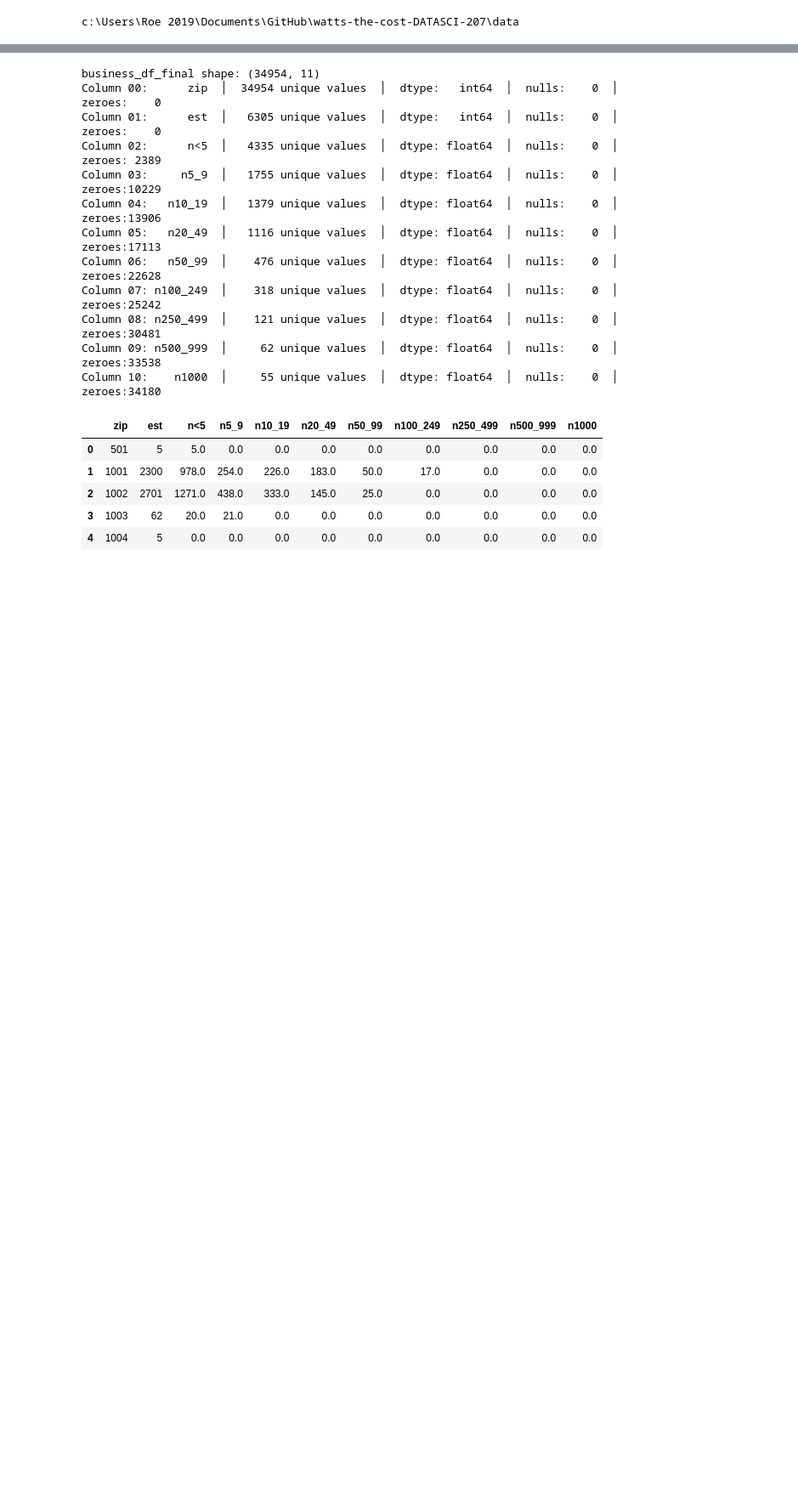
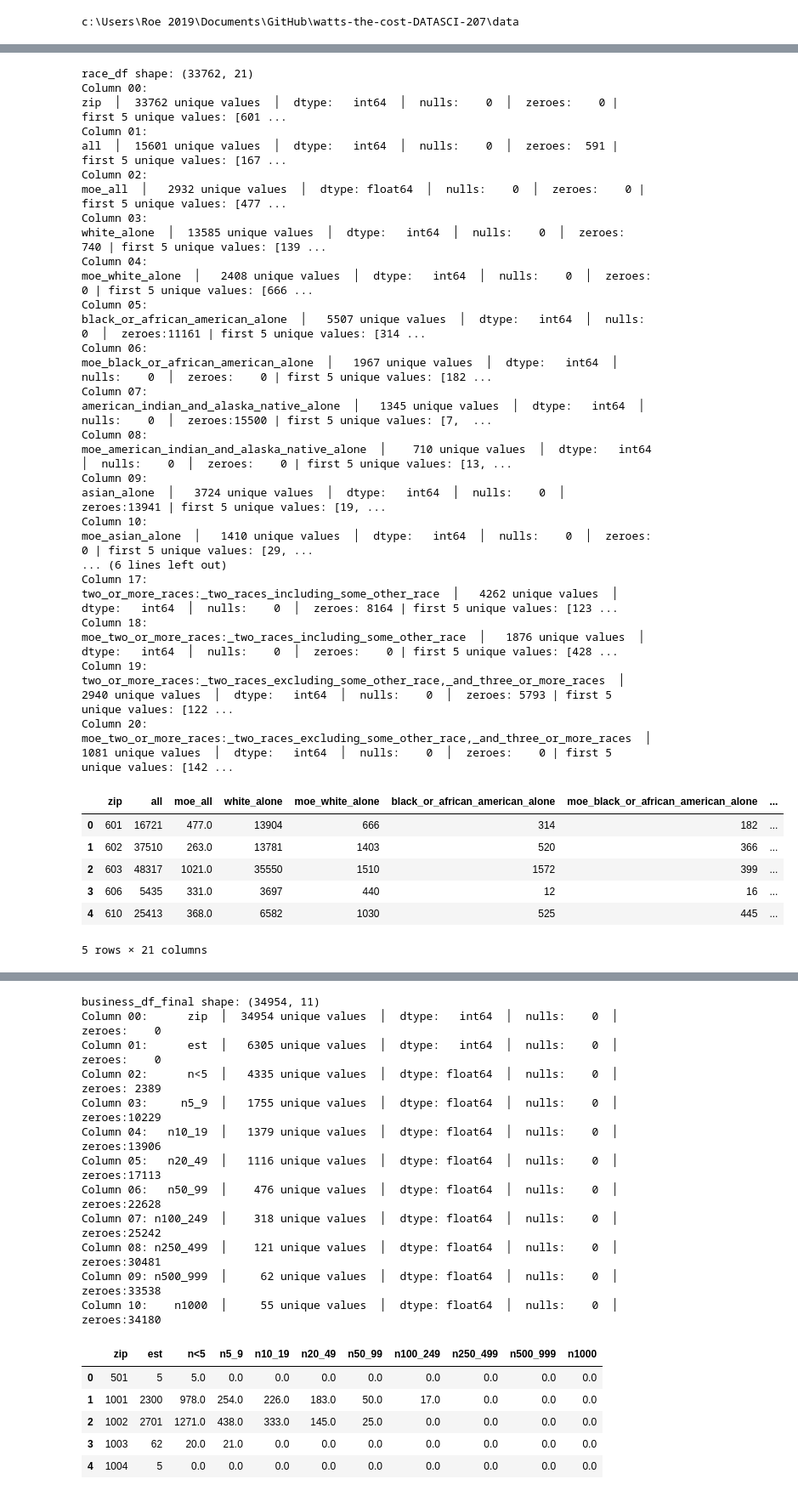
Before and after one commit to jcraciun/watts-the-cost-DATASCI-207, a Jupyter notebook: Watt is the Cost Data Cleaning.ipynb, the cells around one changed output, grey strips where cells are left out. Shown at 85% size. Saved outputs shown, nothing was run; the diff lists cells and outputs as text; code cells hidden in the pictures; blank space fills up the shorter version.

```diff
--- a/Watt is the Cost Data Cleaning.ipynb
+++ b/Watt is the Cost Data Cleaning.ipynb
@@ -151,6 +193,81 @@ Column 27: households_percent_allocated_household_income_in_the_past_12_months
 | 3 | 606 | 1871 | 192 | 23.6 | 5.4 | 16.6 | ... |
 | 4 | 610 | 8838 | 459 | 18.7 | 2.9 | 12.5 | ... |
 5 rows × 28 columns
+# %%
+################
+#Clean race_df
+################
+
+#Make copies to play with
+race_df = race_df_raw.copy()
+
+race_df = race_df.iloc[:,:22]
+
+#Gather ZIP from Geo Name
+race_df.insert(0,'zip',race_df['Geographic Area Name'].astype(str).str[-5:])
+
+#Drop Geo and Geo Name
+race_df.drop(columns=['Geography','Geographic Area Name'], axis=1, inplace=True)
+
+rename_substring_map ={
+    'Estimate':'',
+	'Margin of Error':'moe',
+	'Total:':'',
+    '!!':'_',
+	'(dollars)':'',
+    ' ':'_',
+	',999':'k',
+	',000':'k'
+
+
+}
+rename_dict = {}
+for column in race_df.columns.copy():
+	new_column_name = column
+	for old_substr, new_substr in rename_substring_map.items():
+		if old_substr in new_column_name:
+			new_column_name = new_column_name.replace(old_substr, new_substr)
+	while '__' in new_column_name:
+		new_column_name = new_column_name.replace('__','_')
+	new_column_name = new_column_name.strip('_')
+	rename_dict[column] = new_column_name.lower()
+
+
+race_df.rename(columns=rename_dict,inplace=True)
+
+race_df = race_df.apply(pd.to_numeric, errors='coerce')
+
+race_df.rename(columns={'':'all','moe':'moe_all'}, inplace=True)
+
+
+race_df_final = race_df.dropna()
+
+print_df_detail(race_df_final, "race_df")
+# %% [output]
+race_df shape: (33762, 21)
+Column 00:                                                                                 zip  │  33762 unique values  │  dtype:   int64  │  nulls:    0  │  zeroes:    0 | first 5 unique values: [601 ...
+Column 01:                                                                                 all  │  15601 unique values  │  dtype:   int64  │  nulls:    0  │  zeroes:  591 | first 5 unique values: [167 ...
+Column 02:                                                                             moe_all  │   2932 unique values  │  dtype: float64  │  nulls:    0  │  zeroes:    0 | first 5 unique values: [477 ...
+Column 03:                                                                         white_alone  │  13585 unique values  │  dtype:   int64  │  nulls:    0  │  zeroes:  740 | first 5 unique values: [139 ...
+Column 04:                                                                     moe_white_alone  │   2408 unique values  │  dtype:   int64  │  nulls:    0  │  zeroes:    0 | first 5 unique values: [666 ...
+Column 05:                                                     black_or_african_american_alone  │   5507 unique values  │  dtype:   int64  │  nulls:    0  │  zeroes:11161 | first 5 unique values: [314 ...
+Column 06:                                                 moe_black_or_african_american_alone  │   1967 unique values  │  dtype:   int64  │  nulls:    0  │  zeroes:    0 | first 5 unique values: [182 ...
+Column 07:                                             american_indian_and_alaska_native_alone  │   1345 unique values  │  dtype:   int64  │  nulls:    0  │  zeroes:15500 | first 5 unique values: [7,  ...
+Column 08:                                         moe_american_indian_and_alaska_native_alone  │    710 unique values  │  dtype:   int64  │  nulls:    0  │  zeroes:    0 | first 5 unique values: [13, ...
+Column 09:                                                                         asian_alone  │   3724 unique values  │  dtype:   int64  │  nulls:    0  │  zeroes:13941 | first 5 unique values: [19, ...
+Column 10:                                                                     moe_asian_alone  │   1410 unique values  │  dtype:   int64  │  nulls:    0  │  zeroes:    0 | first 5 unique values: [29, ...
+... (6 lines left out)
+Column 17:                              two_or_more_races:_two_races_including_some_other_race  │   4262 unique values  │  dtype:   int64  │  nulls:    0  │  zeroes: 8164 | first 5 unique values: [123 ...
+Column 18:                          moe_two_or_more_races:_two_races_including_some_other_race  │   1876 unique values  │  dtype:   int64  │  nulls:    0  │  zeroes:    0 | first 5 unique values: [428 ...
+Column 19:     two_or_more_races:_two_races_excluding_some_other_race,_and_three_or_more_races  │   2940 unique values  │  dtype:   int64  │  nulls:    0  │  zeroes: 5793 | first 5 unique values: [122 ...
+Column 20: moe_two_or_more_races:_two_races_excluding_some_other_race,_and_three_or_more_races  │   1081 unique values  │  dtype:   int64  │  nulls:    0  │  zeroes:    0 | first 5 unique values: [142 ...
+|  | zip | all | moe_all | white_alone | moe_white_alone | black_or_african_american_alone | moe_black_or_african_american_alone | ... |
+| 0 | 601 | 16721 | 477.0 | 13904 | 666 | 314 | 182 | ... |
+| 1 | 602 | 37510 | 263.0 | 13781 | 1403 | 520 | 366 | ... |
+| 2 | 603 | 48317 | 1021.0 | 35550 | 1510 | 1572 | 399 | ... |
+| 3 | 606 | 5435 | 331.0 | 3697 | 440 | 12 | 16 | ... |
+| 4 | 610 | 25413 | 368.0 | 6582 | 1030 | 525 | 445 | ... |
+5 rows × 21 columns
 # %%
 ################
 #Clean business_df
```
Also changed, not shown: parts of 10 cells of this notebook.
